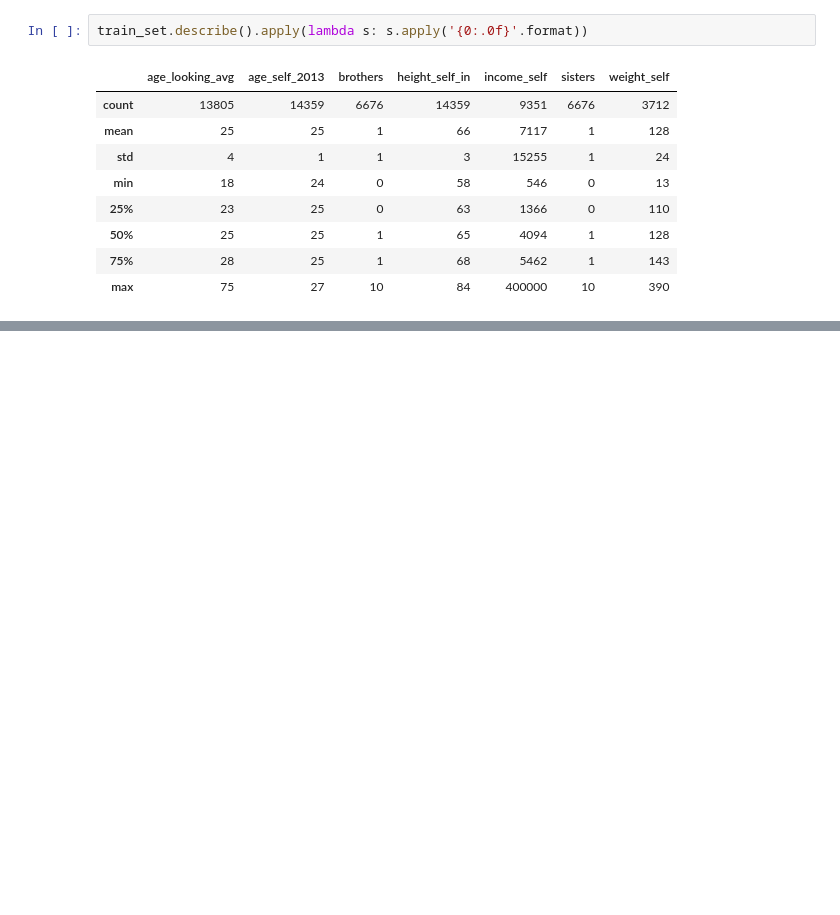
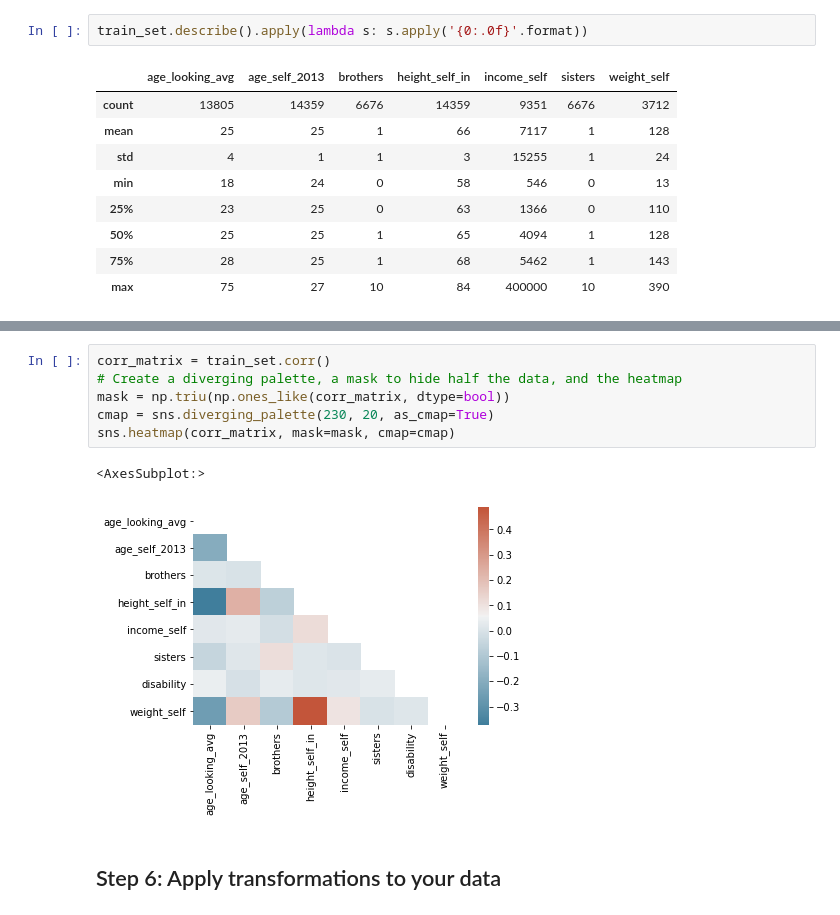
Before and after one commit to koffeeya/data71200, a Jupyter notebook: Project01.ipynb, the cells around one changed output, grey strips where cells are left out. Saved outputs shown, nothing was run; the diff lists cells and outputs as text; blank space fills up the shorter version.

```diff
--- a/Project01.ipynb
+++ b/Project01.ipynb
@@ -62,0 +243,11 @@ train_set.describe().apply(lambda s: s.apply('{0:.0f}'.format))
+# %%
+corr_matrix = train_set.corr()
+# Create a diverging palette, a mask to hide half the data, and the heatmap
+mask = np.triu(np.ones_like(corr_matrix, dtype=bool))
+cmap = sns.diverging_palette(230, 20, as_cmap=True)
+sns.heatmap(corr_matrix, mask=mask, cmap=cmap)
+# %% [output]
+<AxesSubplot:>
+[figure, added]
+# %% [markdown]
+## Step 6: Apply transformations to your data
```
Also changed, not shown: parts of 23 cells of this notebook, 1 other file.
